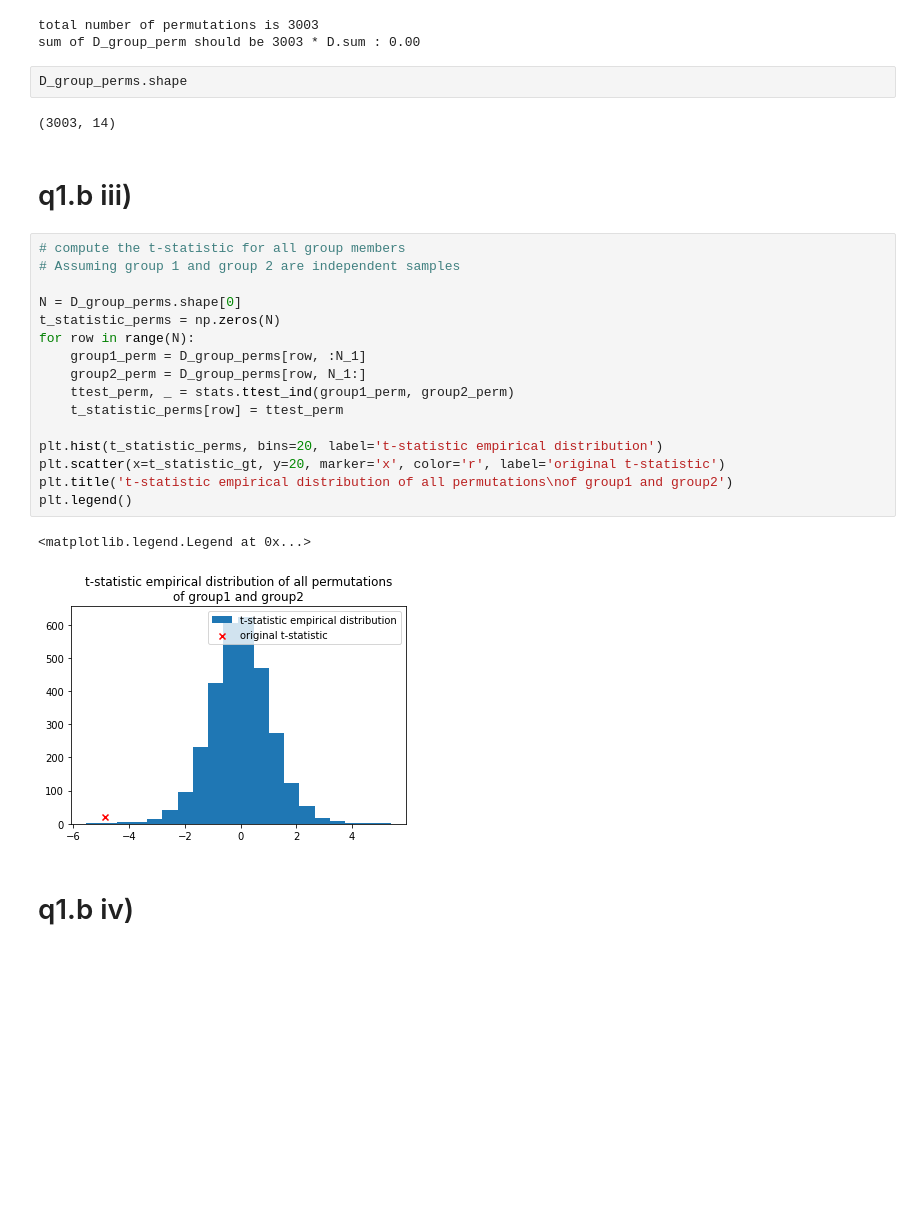
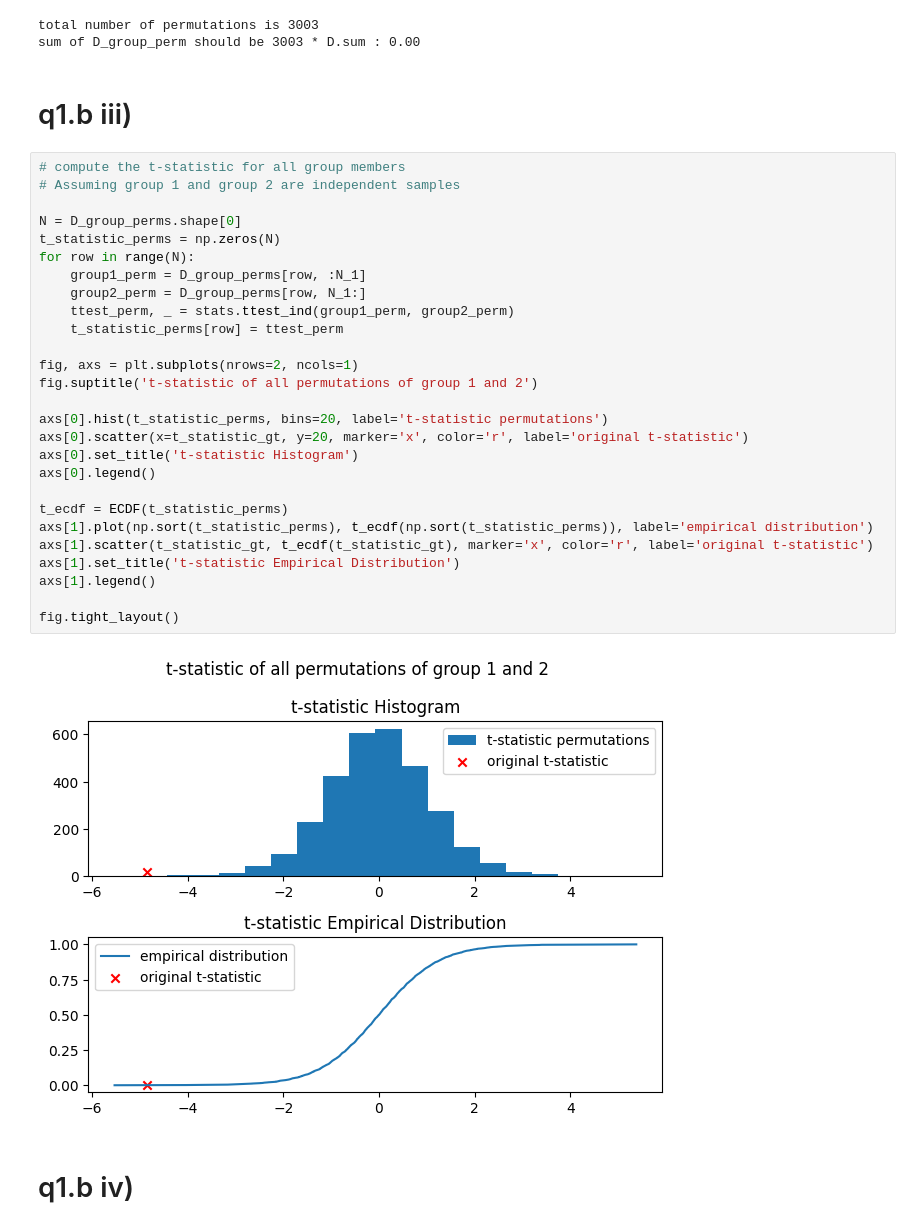
Before and after one commit to fclarke1/modelling-bio-imaging-comp0118, a Jupyter notebook: assignment_2/part_2_q1.ipynb, the cells around one changed output. Drawn from its saved outputs; the diff is of its cells as text; blank space fills up the shorter version.

```diff
--- a/assignment_2/part_2_q1.ipynb
+++ b/assignment_2/part_2_q1.ipynb
@@ -69,31 +70,37 @@ print(f'sum of D_group_perm should be {N} * D.sum : {D.sum() * N - D_group_perms
 # %% [output]
 total number of permutations is 3003
 sum of D_group_perm should be 3003 * D.sum : 0.00
-# %%
-D_group_perms.shape
-# %% [output]
-(3003, 14)
 # %% [markdown]
 # q1.b iii)
 # %%
 # compute the t-statistic for all group members
 # Assuming group 1 and group 2 are independent samples
 
 N = D_group_perms.shape[0]
 t_statistic_perms = np.zeros(N)
 for row in range(N):
     group1_perm = D_group_perms[row, :N_1]
     group2_perm = D_group_perms[row, N_1:]
     ttest_perm, _ = stats.ttest_ind(group1_perm, group2_perm)
     t_statistic_perms[row] = ttest_perm
 
-plt.hist(t_statistic_perms, bins=20, label='t-statistic empirical distribution')
-plt.scatter(x=t_statistic_gt, y=20, marker='x', color='r', label='original t-statistic')
-plt.title('t-statistic empirical distribution of all permutations\nof group1 and group2')
-plt.legend()
+fig, axs = plt.subplots(nrows=2, ncols=1)
+fig.suptitle('t-statistic of all permutations of group 1 and 2')
+
+axs[0].hist(t_statistic_perms, bins=20, label='t-statistic permutations')
+axs[0].scatter(x=t_statistic_gt, y=20, marker='x', color='r', label='original t-statistic')
+axs[0].set_title('t-statistic Histogram')
+axs[0].legend()
+
+t_ecdf = ECDF(t_statistic_perms)
+axs[1].plot(np.sort(t_statistic_perms), t_ecdf(np.sort(t_statistic_perms)), label='empirical distribution')
+axs[1].scatter(t_statistic_gt, t_ecdf(t_statistic_gt), marker='x', color='r', label='original t-statistic')
+axs[1].set_title('t-statistic Empirical Distribution')
+axs[1].legend()
+
+fig.tight_layout()
 # %% [output]
-<matplotlib.legend.Legend at 0x...>
-[figure, old version]
+[figure, new version]
 # %% [markdown]
 # q1.b iv)
 # %%
```
Also changed, not shown: parts of 8 cells of this notebook, 2 other files.
